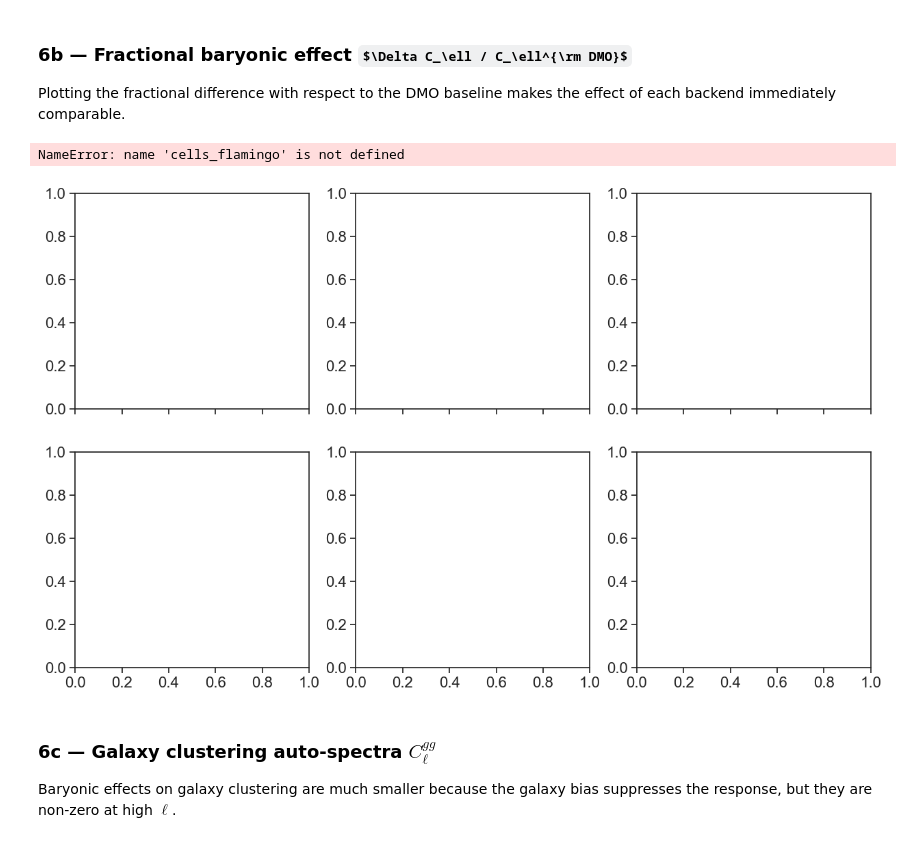
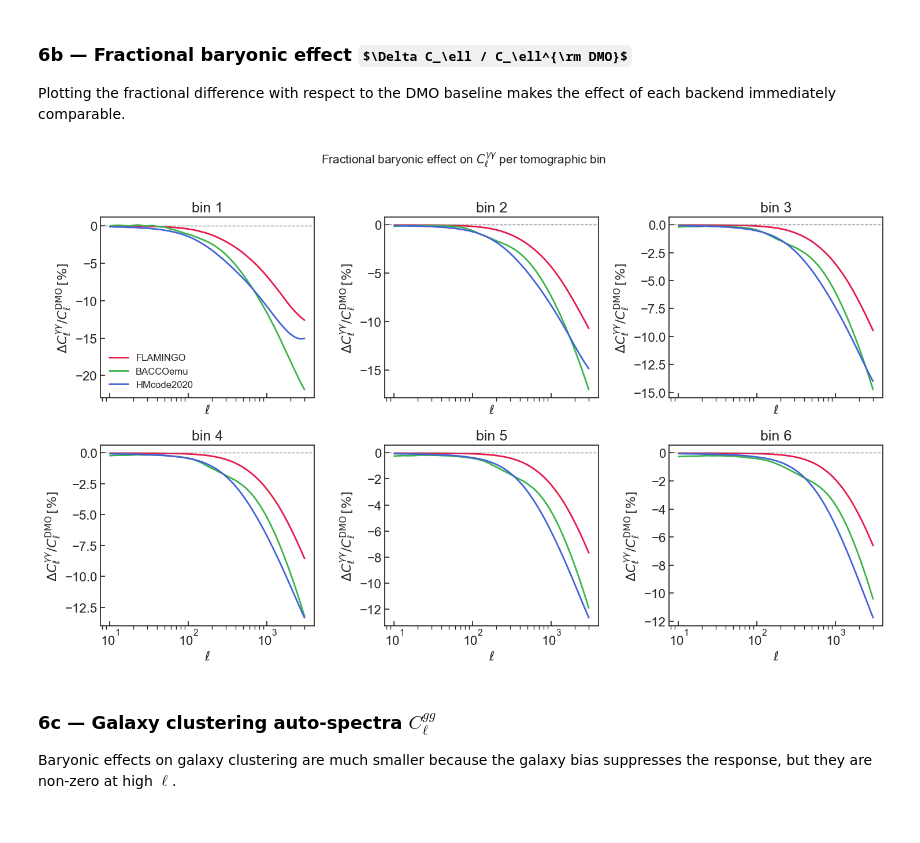
Before and after one commit to cloe-org/playground, a Jupyter notebook: tutorials/cosmology/baryon_boost.ipynb, the cells around one changed output. Cells and saved outputs as stored; diff of their text form; code cells hidden in the pictures; some formulas as TeX source.

```diff
--- a/tutorials/cosmology/baryon_boost.ipynb
+++ b/tutorials/cosmology/baryon_boost.ipynb
@@ -137,7 +159,13 @@ pert_bacco = BACCOemuNonLinearBaryonicPerturbations(
     nonlinear_model_name="Arico2023",
     baryonic_model_name="Burger2025",
     # Optionally override individual baryonic params, e.g.:
-    # M_c=13.0,  eta=0.3,  beta=0.5
+    M_c=14.0,
+    eta=-0.3,
+    beta=-0.22,
+    M1_z0_cen=10.5,
+    theta_out=0.25,
+    theta_inn=-0.86,
+    M_inn=13.4
 )
 print("BACCOemu  k range:", pert_bacco.k[[0, -1]], "h/Mpc")
 # %% [output]
@@ -314,14 +404,14 @@ def build_cells(perturbations):
     """Return the 3x2pt Cell dict for a given perturbations object."""
     tracer_pos = PositionsTracer(
         perturbations=perturbations,
-        dndz=dndz,
+        dndz=my_dndz_pos_norm,
         z=zs,
         galaxy_bias_model="poly",
         nuisance_params=nuisance_pos,
     )
     tracer_she = ShearTracer(
         perturbations=perturbations,
-        dndz=dndz,
+        dndz=my_dndz_she_norm,
         z=zs,
         nuisance_params=nuisance_she,
     )
@@ -373,7 +465,7 @@ for idx, i in enumerate(range(1, n_bins + 1)):
     ax.loglog(ell, norm * Cl_bacco,    color=colors["BACCOemu"],  label="BACCOemu")
     ax.loglog(ell, norm * Cl_hmcode,   color=colors["HMcode2020"], label="HMcode2020")
 
-    ax.set_title(f"bin {i}  ($z_c = {z_centers[idx]:.1f}$)")
+    ax.set_title(f"bin {i}")
     ax.tick_params(direction="in")
     ax.set_xlabel(r"$\ell$")
     ax.set_ylabel(r"$\ell(2\ell+1)\,C_\ell^{\gamma\gamma}$")
@@ -394,36 +487,35 @@ fig, axes = plt.subplots(2, 3, figsize=(15, 9), sharex=True)
 axes = axes.flatten()
 
 for idx, i in enumerate(range(1, n_bins + 1)):
     ax = axes[idx]
     key = ("SHE", "SHE", i, i)
 
     Cl_dmo      = cells_dmo[key][0, 0]
     ell         = cells_dmo[key].ell
 
     for label, cells_dict, color in [
         ("FLAMINGO", cells_flamingo, colors["FLAMINGO"]),
         ("BACCOemu", cells_bacco,   colors["BACCOemu"]),
         ("HMcode2020", cells_hmcode, colors["HMcode2020"]),
     ]:
         Cl = cells_dict[key][0, 0]
         ax.semilogx(ell, (Cl - Cl_dmo) / Cl_dmo * 100, color=color, label=label)
 
     ax.axhline(0, color="gray", lw=1, ls="--")
-    ax.set_title(f"bin {i}  ($z_c = {z_centers[idx]:.1f}$)")
+    ax.set_title(f"bin {i}")
     ax.set_xlabel(r"$\ell$")
     ax.set_ylabel(r"$\Delta C_\ell^{\gamma\gamma} / C_\ell^{\rm DMO}\,[\%]$")
     ax.tick_params(direction="in")
 
 axes[0].legend(frameon=False, fontsize=12)
 plt.suptitle(
     r"Fractional baryonic effect on $C_\ell^{\gamma\gamma}$ per tomographic bin",
     fontsize=15, y=1.01,
 )
 plt.tight_layout()
 plt.show()
 # %% [output]
-NameError: name 'cells_flamingo' is not defined
-[figure, old version]
+[figure, new version]
 # %% [markdown]
 ### 6c — Galaxy clustering auto-spectra $C_\ell^{gg}$
 
```
Also changed, not shown: parts of 23 cells of this notebook.
